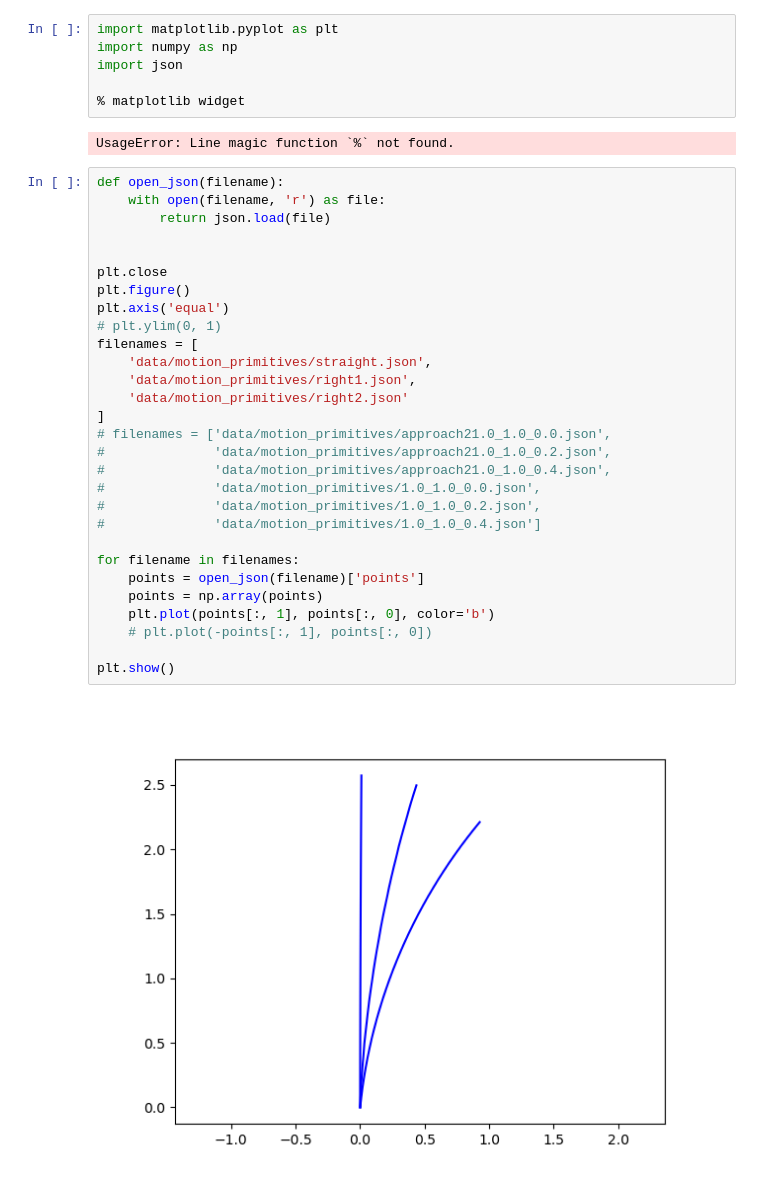
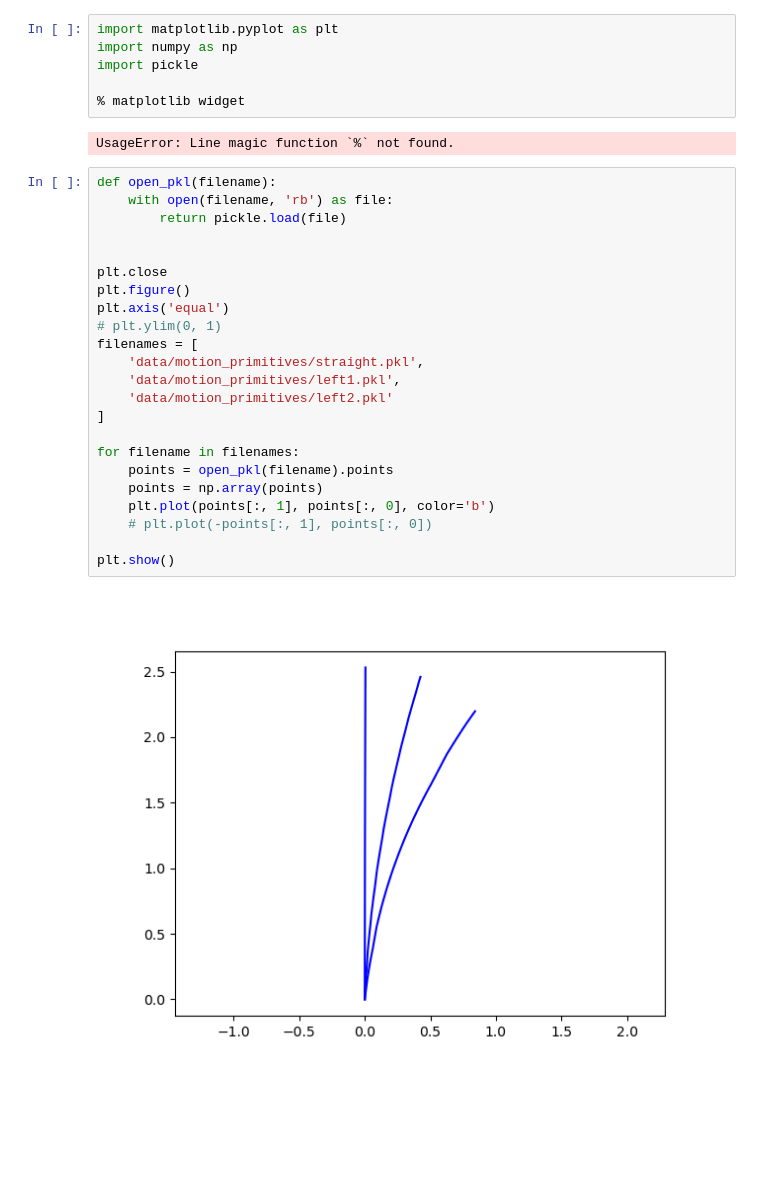
Before and after one commit to SaeedRahmani/MPC_for_AV_at_Intersection, a Jupyter notebook: ro47005-project/visualise_mp.ipynb, the cells around one changed output. Cells and saved outputs as stored; diff of their text form; blank space fills up the shorter version.

Commit message:
Save motion primitive as pickle

```diff
--- a/ro47005-project/visualise_mp.ipynb
+++ b/ro47005-project/visualise_mp.ipynb
@@ -1,39 +1,33 @@
 # %%
 import matplotlib.pyplot as plt
 import numpy as np
-import json
+import pickle
 
 % matplotlib widget
 # %% [output]
 UsageError: Line magic function `%` not found.
 # %%
-def open_json(filename):
-    with open(filename, 'r') as file:
-        return json.load(file)
+def open_pkl(filename):
+    with open(filename, 'rb') as file:
+        return pickle.load(file)
 
 
 plt.close
 plt.figure()
 plt.axis('equal')
 # plt.ylim(0, 1)
 filenames = [
-    'data/motion_primitives/straight.json',
-    'data/motion_primitives/right1.json',
-    'data/motion_primitives/right2.json'
+    'data/motion_primitives/straight.pkl',
+    'data/motion_primitives/left1.pkl',
+    'data/motion_primitives/left2.pkl'
 ]
-# filenames = ['data/motion_primitives/approach21.0_1.0_0.0.json',
-#              'data/motion_primitives/approach21.0_1.0_0.2.json',
-#              'data/motion_primitives/approach21.0_1.0_0.4.json',
-#              'data/motion_primitives/1.0_1.0_0.0.json',
-#              'data/motion_primitives/1.0_1.0_0.2.json',
-#              'data/motion_primitives/1.0_1.0_0.4.json']
 
 for filename in filenames:
-    points = open_json(filename)['points']
+    points = open_pkl(filename).points
     points = np.array(points)
     plt.plot(points[:, 1], points[:, 0], color='b')
     # plt.plot(-points[:, 1], points[:, 0])
 
 plt.show()
 # %% [output]
-[figure, old version]
+[figure, new version]
```
Also changed, not shown: 10 other files.
